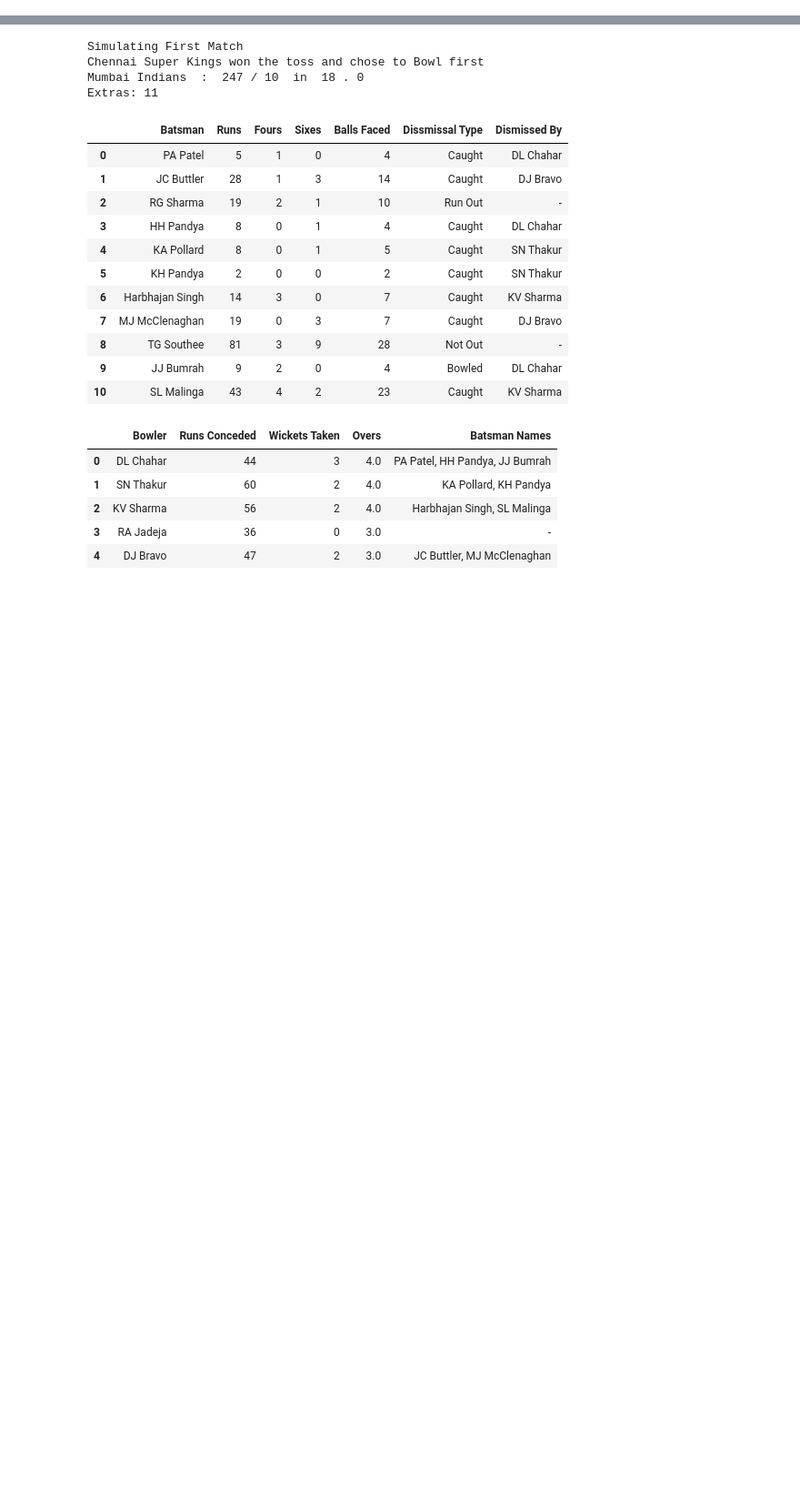
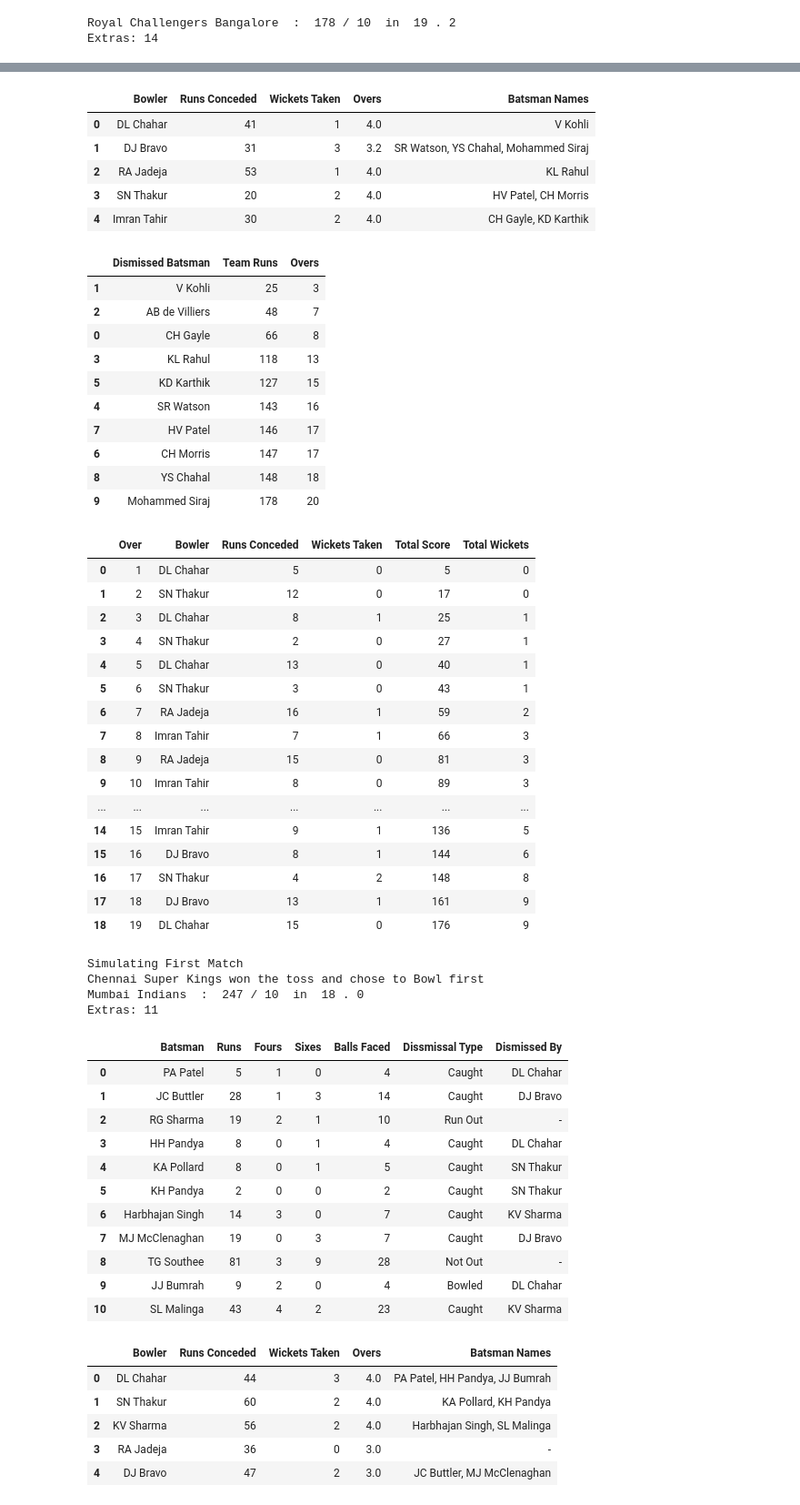
Before and after one commit to AravindM2803/IPL-Simulator, a Jupyter notebook: iplsim/Simulate.ipynb, the cells around one changed output, grey strips where cells are left out. Shown at 91% size. Saved outputs shown, nothing was run; the diff lists cells and outputs as text; code cells hidden in the pictures; blank space fills up the shorter version.

```diff
--- a/iplsim/Simulate.ipynb
+++ b/iplsim/Simulate.ipynb
@@ -14,0 +69,8 @@ model_inn_2 = tf.keras.models.load_model('Models/Inn2_SimpleRNN_10.h5')
+# %%
+inn1_df = pd.DataFrame(columns=BF_Cols)
+inn1 = Innings(RCB_Squad[0], CSK_Squad[1], CSK_Squad[0][0], RCB_Pitch, 1, inn1_df)
+inn1.simulate_inning(model_inn_1)
+display_batting_table(inn1)
+# %% [output]
+Royal Challengers Bangalore  :  178 / 10  in  19 . 2
+Extras: 14
@@ -15,3 +89,37 @@ model_inn_2 = tf.keras.models.load_model('Models/Inn2_SimpleRNN_10.h5')
+|  | Bowler | Runs Conceded | Wickets Taken | Overs | Batsman Names |
+| 0 | DL Chahar | 41 | 1 | 4.0 | V Kohli |
+| 1 | DJ Bravo | 31 | 3 | 3.2 | SR Watson, YS Chahal, Mohammed Siraj |
+| 2 | RA Jadeja | 53 | 1 | 4.0 | KL Rahul |
+| 3 | SN Thakur | 20 | 2 | 4.0 | HV Patel, CH Morris |
+| 4 | Imran Tahir | 30 | 2 | 4.0 | CH Gayle, KD Karthik |
+|  | Dismissed Batsman | Team Runs | Overs |
+| 1 | V Kohli | 25 | 3 |
+| 2 | AB de Villiers | 48 | 7 |
+| 0 | CH Gayle | 66 | 8 |
+| 3 | KL Rahul | 118 | 13 |
+| 5 | KD Karthik | 127 | 15 |
+| 4 | SR Watson | 143 | 16 |
+| 7 | HV Patel | 146 | 17 |
+| 6 | CH Morris | 147 | 17 |
+| 8 | YS Chahal | 148 | 18 |
+| 9 | Mohammed Siraj | 178 | 20 |
+|  | Over | Bowler | Runs Conceded | Wickets Taken | Total Score | Total Wickets |
+| 0 | 1 | DL Chahar | 5 | 0 | 5 | 0 |
+| 1 | 2 | SN Thakur | 12 | 0 | 17 | 0 |
+| 2 | 3 | DL Chahar | 8 | 1 | 25 | 1 |
+| 3 | 4 | SN Thakur | 2 | 0 | 27 | 1 |
+| 4 | 5 | DL Chahar | 13 | 0 | 40 | 1 |
+| 5 | 6 | SN Thakur | 3 | 0 | 43 | 1 |
+| 6 | 7 | RA Jadeja | 16 | 1 | 59 | 2 |
+| 7 | 8 | Imran Tahir | 7 | 1 | 66 | 3 |
+| 8 | 9 | RA Jadeja | 15 | 0 | 81 | 3 |
+| 9 | 10 | Imran Tahir | 8 | 0 | 89 | 3 |
+| ... | ... | ... | ... | ... | ... | ... |
+| 14 | 15 | Imran Tahir | 9 | 1 | 136 | 5 |
+| 15 | 16 | DJ Bravo | 8 | 1 | 144 | 6 |
+| 16 | 17 | SN Thakur | 4 | 2 | 148 | 8 |
+| 17 | 18 | DJ Bravo | 13 | 1 | 161 | 9 |
+| 18 | 19 | DL Chahar | 15 | 0 | 176 | 9 |
 # %%
 print("Simulating First Match")
 match_sim2 = Match(CSK_Squad, MI_Squad, MI_Pitch, model_inn_1, model_inn_2, Display=1)
```
Also changed, not shown: parts of 5 cells of this notebook, 1 other file.
